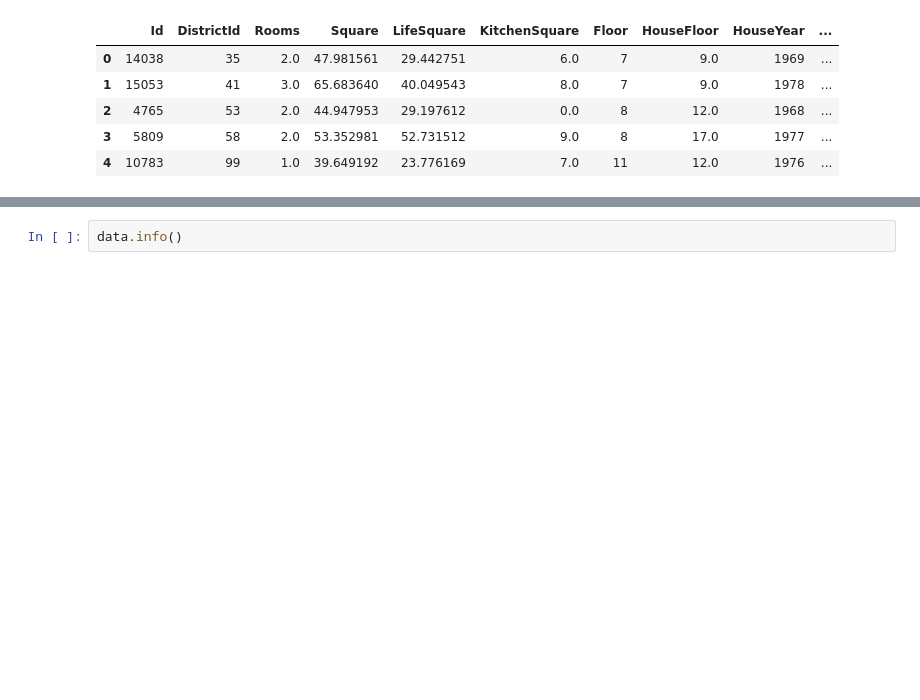
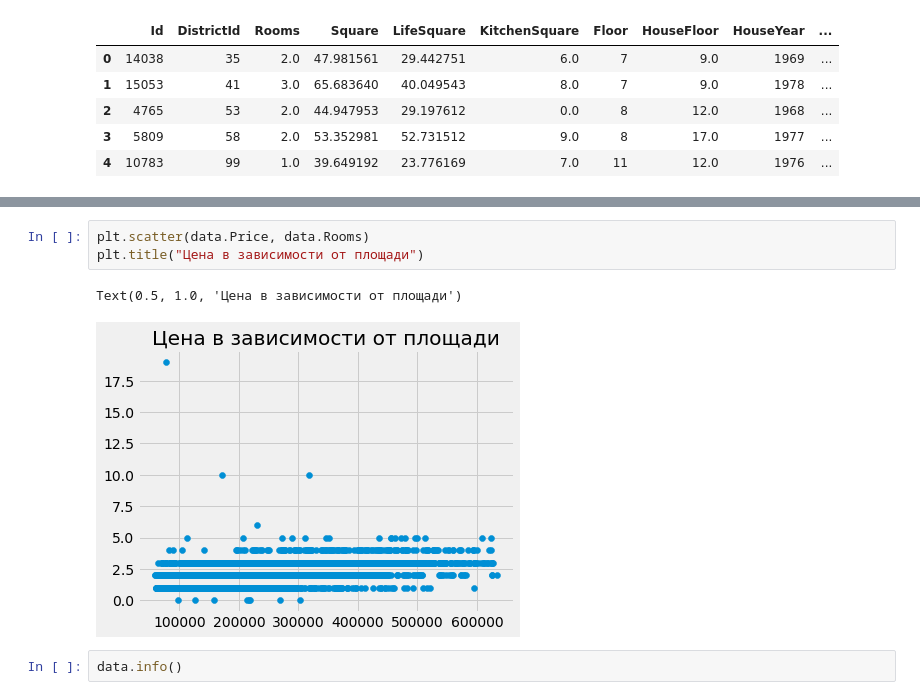
Before and after one commit to Haikson/PythonDS, a Jupyter notebook: unit1/project_task/kamo_petrossyan_solution.ipynb, the cells around one changed output, grey strips where cells are left out. Drawn from its saved outputs; the diff is of its cells as text; blank space fills up the shorter version.

```diff
--- a/unit1/project_task/kamo_petrossyan_solution.ipynb
+++ b/unit1/project_task/kamo_petrossyan_solution.ipynb
@@ -31,3 +53,9 @@ data.head()
+# %%
+plt.scatter(data.Price, data.Rooms)
+plt.title("Цена в зависимости от площади")
+# %% [output]
+Text(0.5, 1.0, 'Цена в зависимости от площади')
+[figure, added]
 # %%
 data.info()
 # %% [output]
```
Also changed, not shown: parts of 13 cells of this notebook, 2 other files.
